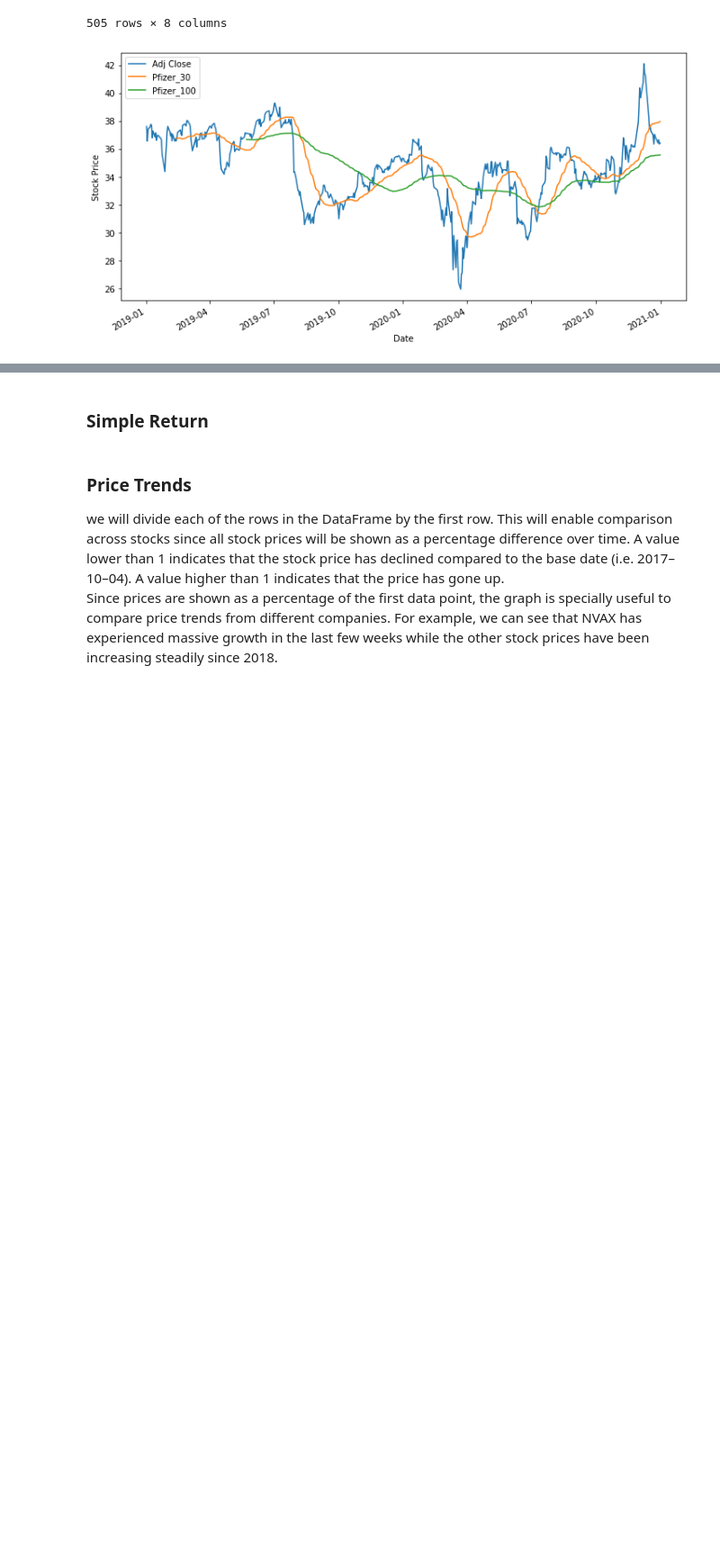
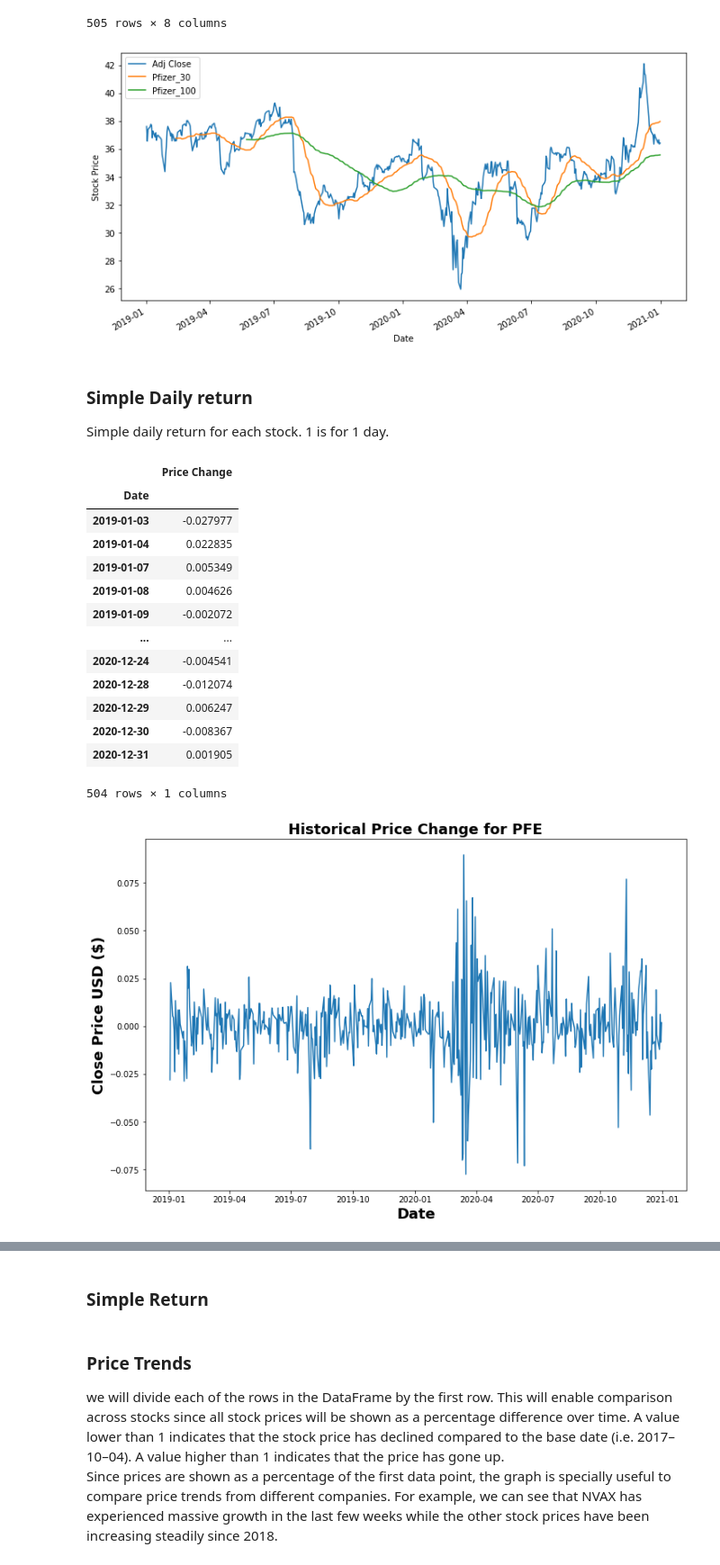
Before and after one commit to davidrtorres/Model-5-Stock-Price-Forecasting, a Jupyter notebook: Stocks_Capstone_2-1-21.ipynb, the cells around one changed output, grey strips where cells are left out. Shown at 90% size. Drawn from its saved outputs; the diff is of its cells as text; code cells hidden in the pictures; blank space fills up the shorter version.

```diff
--- a/Stocks_Capstone_2-1-21.ipynb
+++ b/Stocks_Capstone_2-1-21.ipynb
@@ -240,0 +242,51 @@ def buy_sell(data):
+# %% [markdown]
+### Simple Daily return
+Simple daily return for each stock. 1 is for 1 day.
+# %%
+def simple_daily_return(symbol, start,end,plot=True,stock_value='Adj Close'):
+
+    try:
+
+        df = web.DataReader(symbol,'yahoo', start, end)[stock_value]
+        df_single = pd.DataFrame(df)
+        #df.rename(columns={'oldName1': 'newName1', 'oldName2': 'newName2'}, inplace=True)
+        #df_single.rename(columns={"Adj Close": "Price Change"},inplace=True)
+        sdr = df_single.pct_change(1)
+        sdr = sdr.dropna()
+        sdr.rename(columns={"Adj Close": "Price Change"},inplace=True)
+# #         print("Dataframe has {} rows and {} columns".format(df_single.shape[0],df_single.shape[1]))
+# #         print()
+        #print(df_single)
+        if plot==True:
+            plt.figure(figsize=(12,8))
+            plt.plot(sdr['Price Change'])
+            label_font = {'weight':'bold','size':18}
+            plt.xlabel('Date',fontdict=label_font)
+            plt.ylabel('Close Price USD ($)',fontdict=label_font)
+            plt.title(f'Historical Price Change for {symbol}',fontdict=label_font)
+            #plot = go.Scatter(x=df_single.index, y=df_single['Adj Close'])
+
+        return sdr
+
+    except Exception as e:
+        print("Error occured:", e)
+        #data = 'Incorrect Symbol'
+# %%
+sdr = simple_daily_return('PFE', start='2019',end='2021',plot=True,stock_value='Adj Close')
+sdr
+# %% [output]
+|  | Price Change |
+| Date |  |
+| 2019-01-03 | -0.027977 |
+| 2019-01-04 | 0.022835 |
+| 2019-01-07 | 0.005349 |
+| 2019-01-08 | 0.004626 |
+| 2019-01-09 | -0.002072 |
+| ... | ... |
+| 2020-12-24 | -0.004541 |
+| 2020-12-28 | -0.012074 |
+| 2020-12-29 | 0.006247 |
+| 2020-12-30 | -0.008367 |
+| 2020-12-31 | 0.001905 |
+504 rows × 1 columns
+[figure, added]
```
Also changed, not shown: parts of 14 cells of this notebook.
